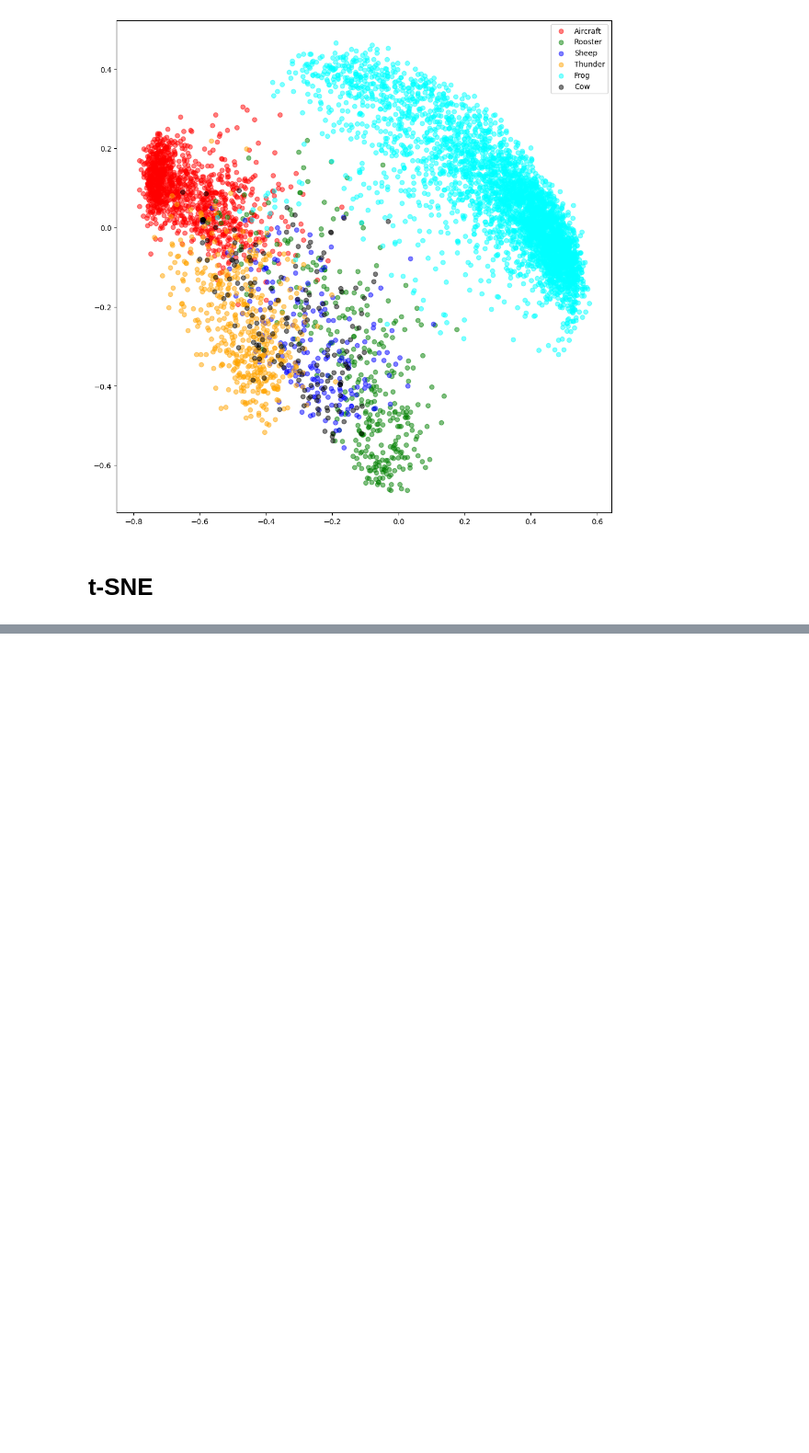
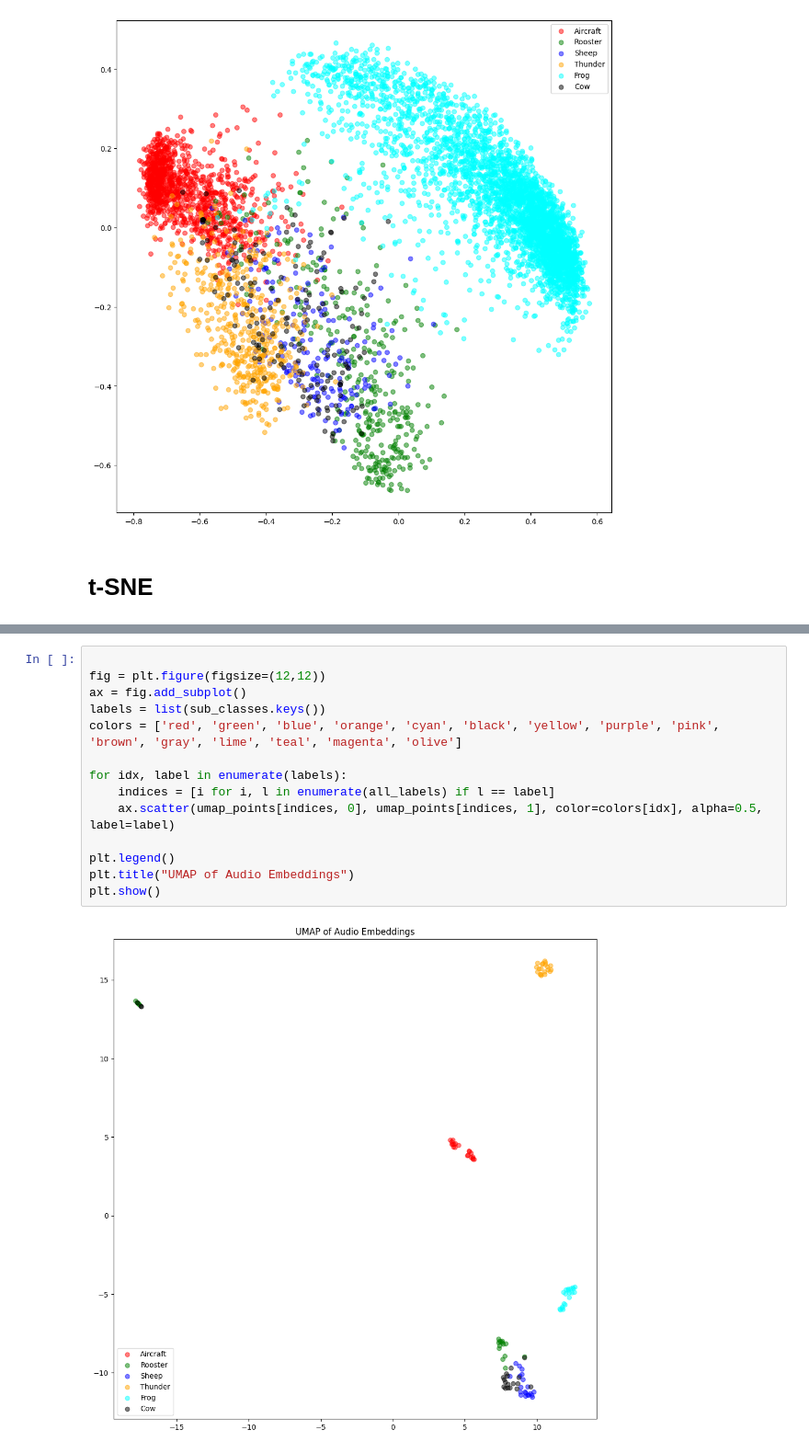
Before and after one commit to dragazo/acoustic-sim, a Jupyter notebook: clap_test.ipynb, the cells around one changed output, grey strips where cells are left out. Shown at 92% size. Saved outputs shown, nothing was run; the diff lists cells and outputs as text; blank space fills up the shorter version.

```diff
--- a/clap_test.ipynb
+++ b/clap_test.ipynb
@@ -114,0 +145,16 @@ plt.show()
+# %%
+
+fig = plt.figure(figsize=(12,12))
+ax = fig.add_subplot()
+labels = list(sub_classes.keys())
+colors = ['red', 'green', 'blue', 'orange', 'cyan', 'black', 'yellow', 'purple', 'pink', 'brown', 'gray', 'lime', 'teal', 'magenta', 'olive']
+
+for idx, label in enumerate(labels):
+    indices = [i for i, l in enumerate(all_labels) if l == label]
+    ax.scatter(umap_points[indices, 0], umap_points[indices, 1], color=colors[idx], alpha=0.5, label=label)
+
+plt.legend()
+plt.title("UMAP of Audio Embeddings")
+plt.show()
+# %% [output]
+[figure, added]
```
Also changed, not shown: parts of 8 cells of this notebook.
